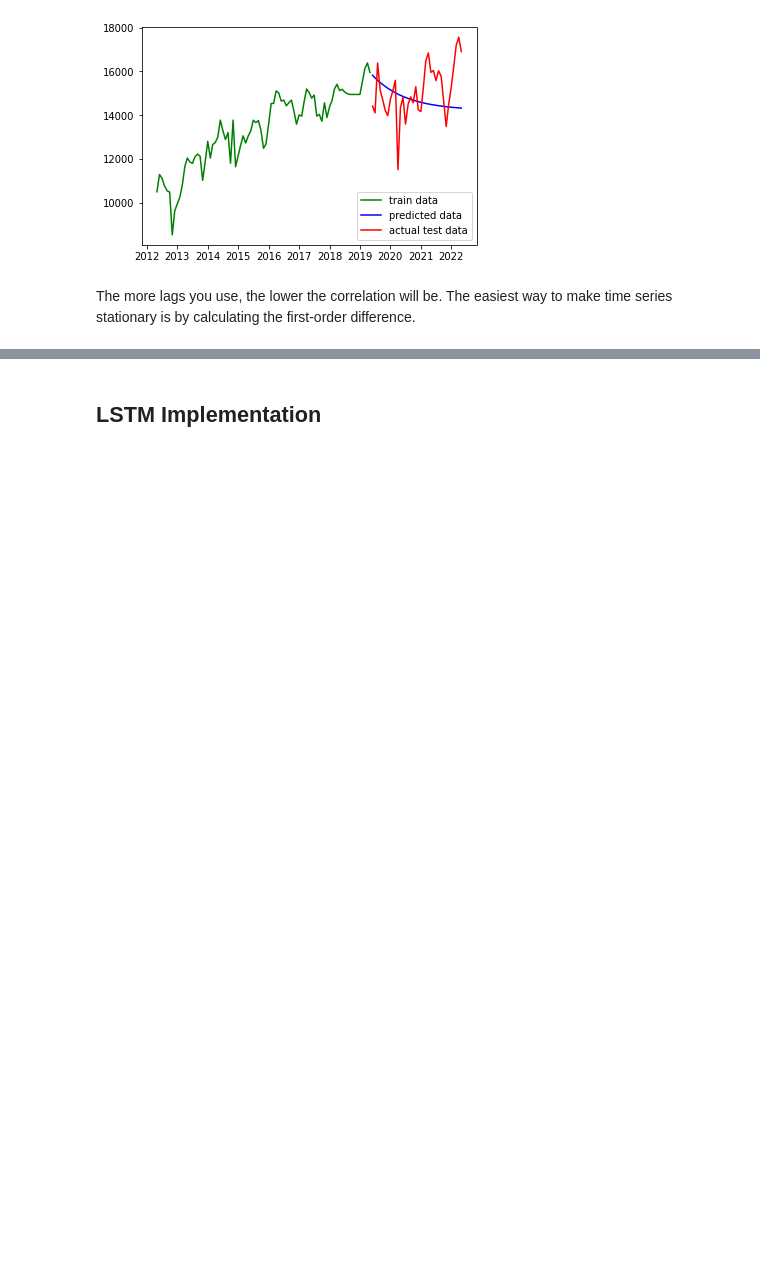
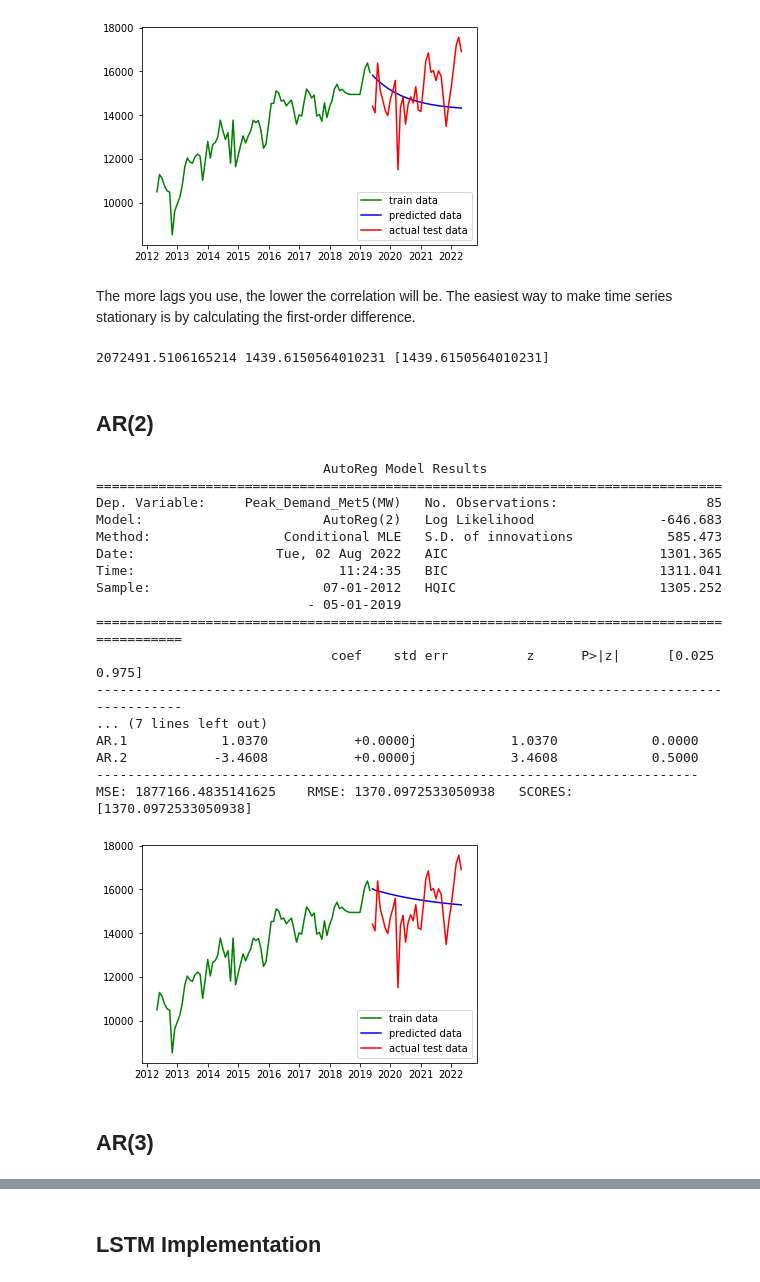
Before and after one commit to OmdenaAI/chennai-india-power-outage, a Jupyter notebook: src/tasks/task-06-Model Building/chennai_power_outage_modeling.ipynb, the cells around one changed output, grey strips where cells are left out. Saved outputs shown, nothing was run; the diff lists cells and outputs as text; code cells hidden in the pictures; blank space fills up the shorter version.

```diff
--- a/src/tasks/task-06-Model Building/chennai_power_outage_modeling.ipynb
+++ b/src/tasks/task-06-Model Building/chennai_power_outage_modeling.ipynb
@@ -498,0 +497,65 @@ pickle.dump(ar_model, open(filename, 'wb'))
+# %%
+
+scores=list()
+mse = mean_squared_error(test_data, pred)
+# calculate rmse
+rmse = sqrt(mse)
+# store
+scores.append(rmse)
+print(mse, rmse, scores)
+# %% [output]
+2072491.5106165214 1439.6150564010231 [1439.6150564010231]
+# %% [markdown]
+## AR(2)
+# %%
+ar_model2 = AutoReg(train_data, lags=2).fit()
+
+#
+# Print Summary
+#
+print(ar_model2.summary())
+
+
+# save the model to disk
+filename = 'auto_regressive_2_model.sav'
+pickle.dump(ar_model2, open(filename, 'wb'))
+
+#
+# Make the predictions
+#
+pred = ar_model2.predict(start=len(train_data), end=(len(df)-1), dynamic=False)
+
+pyplot.plot(train_data, color='green')
+pyplot.plot(pred, color='blue')
+pyplot.plot(test_data, color='red')
+plt.legend(["train data", "predicted data","actual test data"], loc ="lower right")
+
+
+scores=list()
+mse = mean_squared_error(test_data, pred)
+# calculate rmse
+rmse = sqrt(mse)
+# store
+scores.append(rmse)
+print("MSE: {}    RMSE: {}   SCORES: {} ".format(str(mse), str(rmse), str(scores)))
+# %% [output]
+                             AutoReg Model Results
+================================================================================
+Dep. Variable:     Peak_Demand_Met5(MW)   No. Observations:                   85
+Model:                       AutoReg(2)   Log Likelihood                -646.683
+Method:                 Conditional MLE   S.D. of innovations            585.473
+Date:                  Tue, 02 Aug 2022   AIC                           1301.365
+Time:                          11:24:35   BIC                           1311.041
+Sample:                      07-01-2012   HQIC                          1305.252
+                           - 05-01-2019
+===========================================================================================
+                              coef    std err          z      P>|z|      [0.025      0.975]
+-------------------------------------------------------------------------------------------
+... (7 lines left out)
+AR.1            1.0370           +0.0000j            1.0370            0.0000
+AR.2           -3.4608           +0.0000j            3.4608            0.5000
+-----------------------------------------------------------------------------
+MSE: 1877166.4835141625    RMSE: 1370.0972533050938   SCORES: [1370.0972533050938]
+[figure, added]
+# %% [markdown]
+## AR(3)
```
Also changed, not shown: parts of 29 cells of this notebook, 2 other files.
